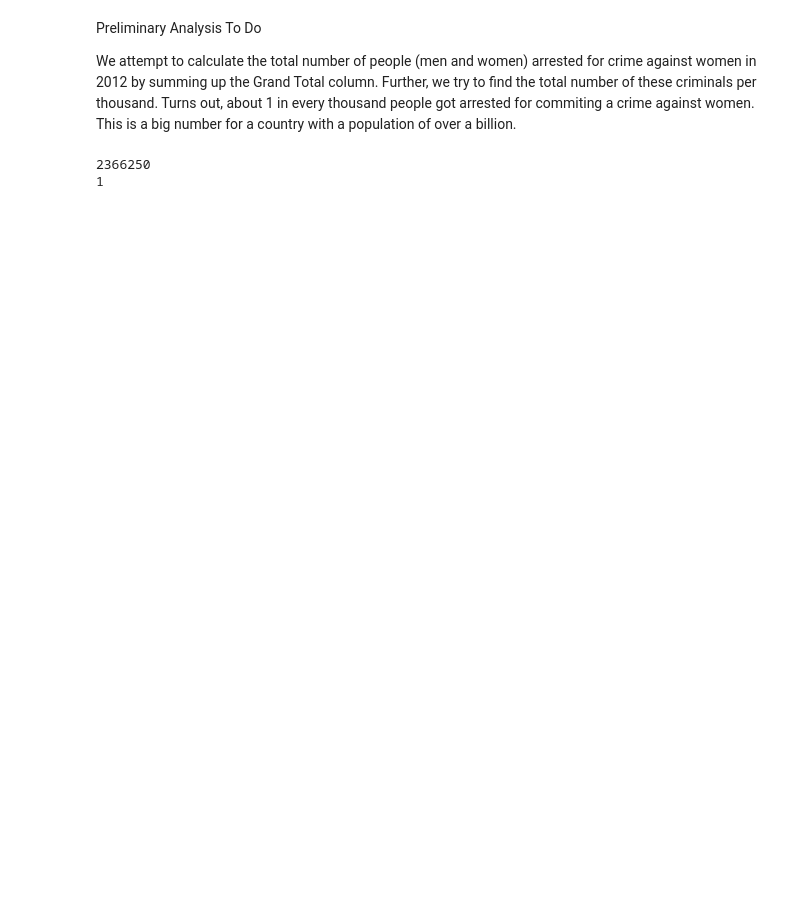
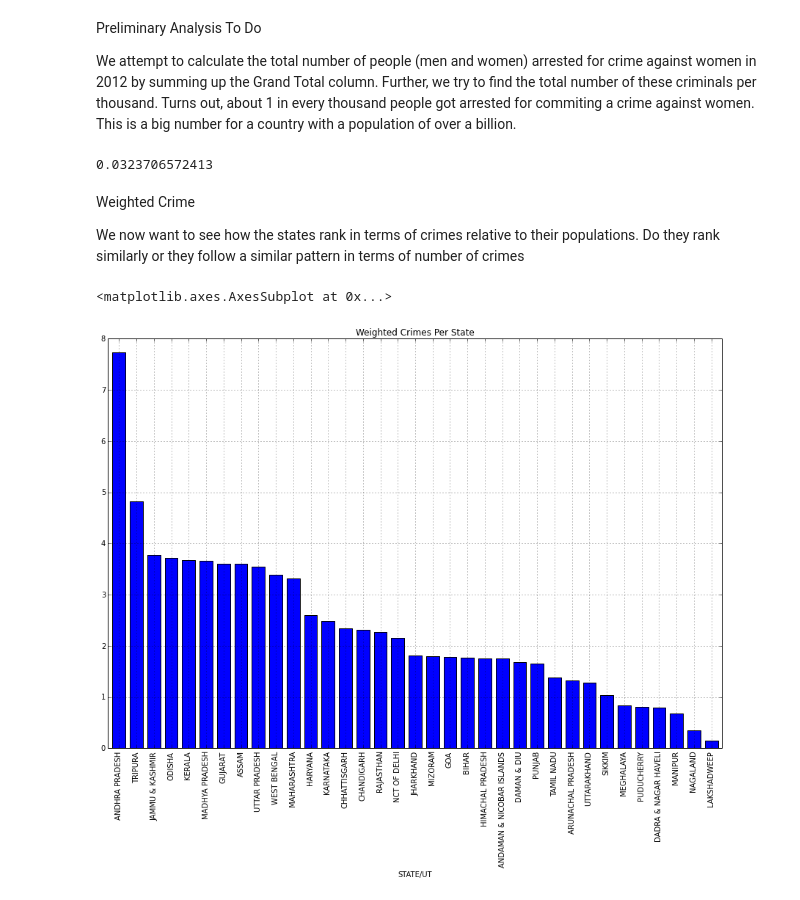
Before and after one commit to rdhyee/crime-against-women, a Jupyter notebook: _notebooks/ProjectStarter.ipynb, the cells around one changed output. Cells and saved outputs as stored; diff of their text form; code cells hidden in the pictures; blank space fills up the shorter version.

```diff
--- a/_notebooks/ProjectStarter.ipynb
+++ b/_notebooks/ProjectStarter.ipynb
@@ -52,0 +67,4 @@ print state_names
+# %%
+stateNumbers = currentYear.groupby('STATE/UT').sum()
+stateNumbers = stateNumbers.sort(['Grand Total'], ascending=[0])
+stateNumbers
@@ -54,14 +92,29 @@ print state_names
 Preliminary Analysis To Do
 
 We attempt to calculate the total number of people (men and women) arrested for crime against women in 2012 by summing up the Grand Total column. Further, we try to find the total number of these criminals per thousand. Turns out, about 1 in every thousand people got arrested for commiting a crime against women. This is a big number for a country with a population of over a billion.
-# %%
-totalCrime_2012 = sum(currentYear['Grand Total'])
-print totalCrime_2012
-
-totalIndiaPopulation = 1237000000
-
-criminalsPer_1000 = (totalCrime_2012 *1000) / totalIndiaPopulation
-print criminalsPer_1000
-# %% [output]
-2366250
-1
+# %%
+stateNumbers[['Grand Total', 'Total population']] = stateNumbers[['Grand Total', 'Total population']].astype(float)
+
+
+# stateNumbers['weightedCrime'] = stateNumbers.apply(lambda return x: Grand Total,axis=1)
+stateNumbers['Weighted Crime'] = stateNumbers.apply(lambda s: (s['Grand Total'] *100000) / s['Total population'], axis=1)
+stateNumbers
+
+totalCrime_2012 = sum(stateNumbers['Grand Total'])
+totalPopulation_2012 = sum(stateNumbers['Total population'])
+
+criminalsPer_1000 = (totalCrime_2012 / totalPopulation_2012) * 1000
+print criminalsPer_1000
+# %% [output]
+0.0323706572413
+# %% [markdown]
+Weighted Crime
+
+We now want to see how the states rank in terms of crimes relative to their populations. Do they rank similarly or they follow a similar pattern in terms of number of crimes
+# %%
+weightedStateNumbers= stateNumbers.sort(['Weighted Crime'], ascending=[0])
+plt.figure
+weightedStateNumbers['Weighted Crime'].plot(kind='bar', figsize=(15,10), title = 'Weighted Crimes Per State', color='b')
+# %% [output]
+<matplotlib.axes.AxesSubplot at 0x...>
+[figure, added]
```
Also changed, not shown: parts of 21 cells of this notebook, 2 other files.
